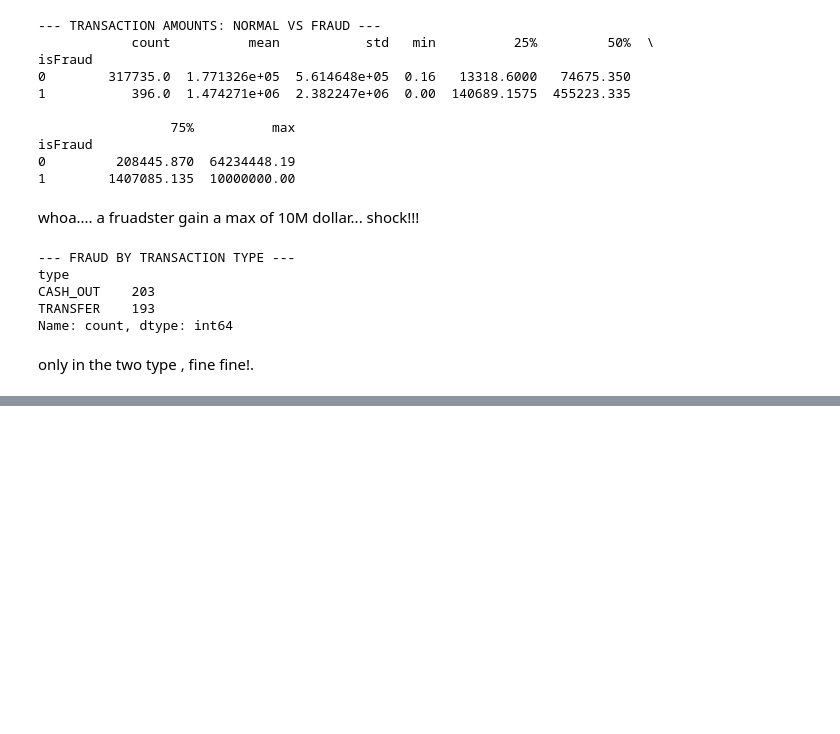
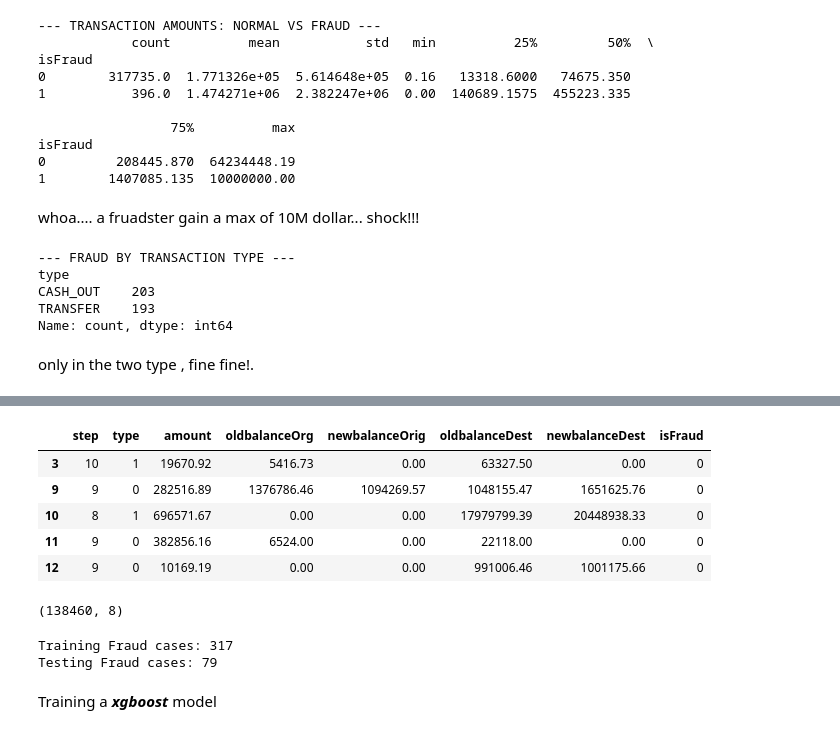
Before and after one commit to Mohith-151/Week-12, a Jupyter notebook: capstone_project.ipynb, the cells around one changed output, grey strips where cells are left out. Cells and saved outputs as stored; diff of their text form; code cells hidden in the pictures; blank space fills up the shorter version.

```diff
--- a/capstone_project.ipynb
+++ b/capstone_project.ipynb
@@ -131,0 +149,12 @@ encoding phase.
+# %%
+# Binary encode the 'type' column
+df_clean['type'] = df_clean['type'].map({'CASH_OUT': 0, 'TRANSFER': 1})
+
+df_clean.head()
+# %% [output]
+|  | step | type | amount | oldbalanceOrg | newbalanceOrig | oldbalanceDest | newbalanceDest | isFraud |
+| 3 | 10 | 1 | 19670.92 | 5416.73 | 0.00 | 63327.50 | 0.00 | 0 |
+| 9 | 9 | 0 | 282516.89 | 1376786.46 | 1094269.57 | 1048155.47 | 1651625.76 | 0 |
+| 10 | 8 | 1 | 696571.67 | 0.00 | 0.00 | 17979799.39 | 20448938.33 | 0 |
+| 11 | 9 | 0 | 382856.16 | 6524.00 | 0.00 | 22118.00 | 0.00 | 0 |
+| 12 | 9 | 0 | 10169.19 | 0.00 | 0.00 | 991006.46 | 1001175.66 | 0 |
@@ -131,0 +163,19 @@ encoding phase.
+# %%
+df_clean.shape
+# %% [output]
+(138460, 8)
+# %%
+from sklearn.model_selection import train_test_split
+
+x= df_clean.drop('isFraud', axis=1)
+y = df_clean['isFraud']
+
+xtrain, xtest, ytrain, ytest = train_test_split(x,y,test_size=0.2, random_state=42, stratify=y)
+
+print(f'Training Fraud cases: {sum(ytrain)}')
+print(f'Testing Fraud cases: {sum(ytest)}')
+# %% [output]
+Training Fraud cases: 317
+Testing Fraud cases: 79
+# %% [markdown]
+Training a ***xgboost*** model
```
Also changed, not shown: parts of 13 cells of this notebook, 6 other files.
